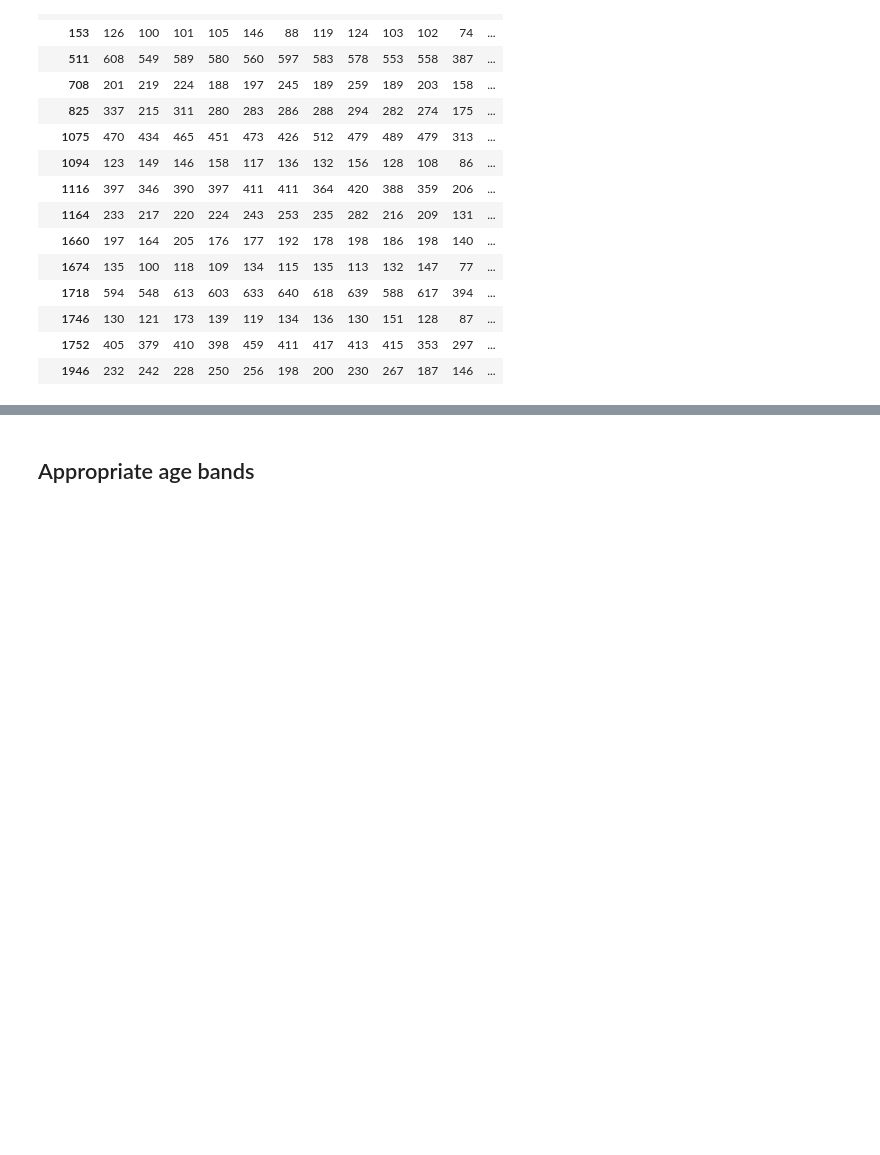
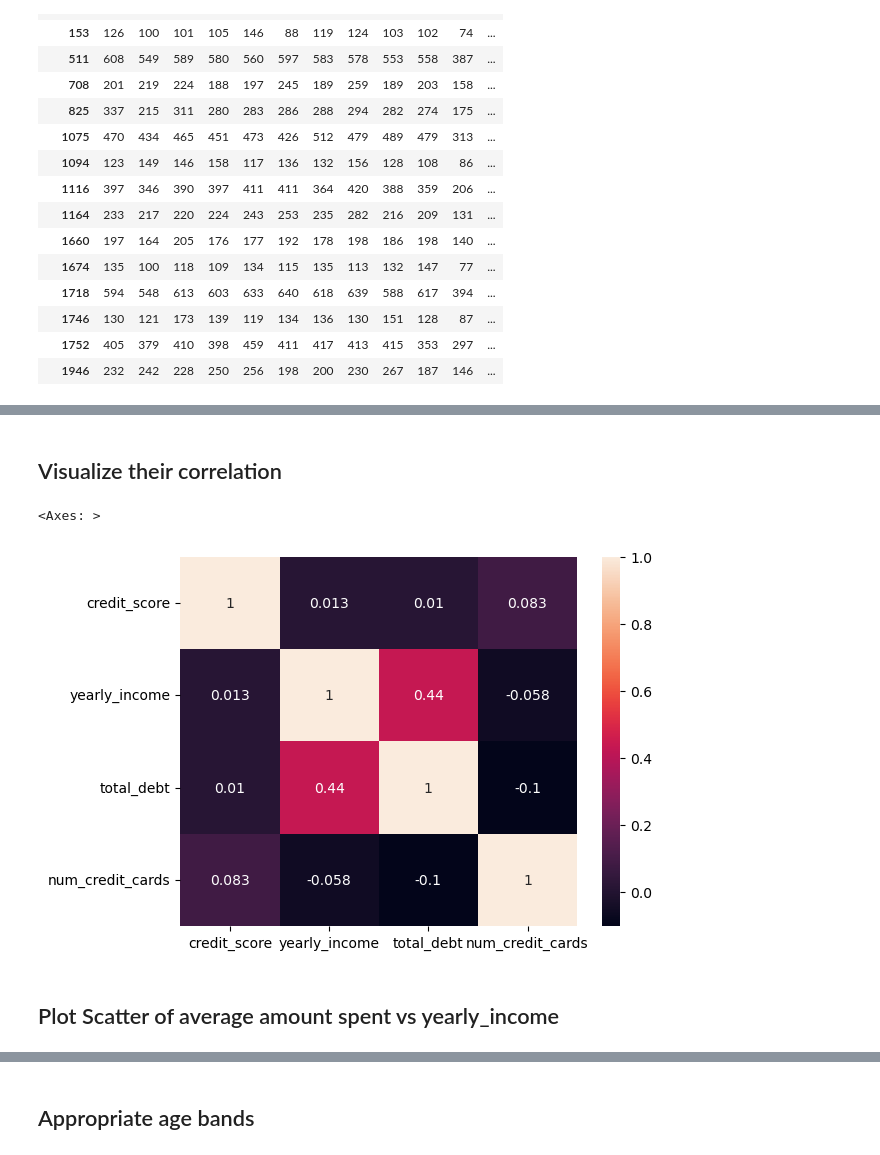
Before and after one commit to parulgarg19-sudo/HeroViredClass, a Jupyter notebook: Parul_Goenka_DSDEAI_21.ipynb, the cells around one changed output, grey strips where cells are left out. Drawn from its saved outputs; the diff is of its cells as text; code cells hidden in the pictures; blank space fills up the shorter version.

```diff
--- a/Parul_Goenka_DSDEAI_21.ipynb
+++ b/Parul_Goenka_DSDEAI_21.ipynb
@@ -1157,0 +1146,2 @@ Are young customers online heavy?
+# %%
+ltd_users_df=users_df_dedup[['credit_score', 'yearly_income', 'total_debt','num_credit_cards']]
@@ -1157,0 +1182,9 @@ Are young customers online heavy?
+# %% [markdown]
+## Visualize their correlation
+# %%
+sns.heatmap(ltd_users_df.corr(numeric_only=True),annot=True)
+# %% [output]
+<Axes: >
+[figure, added]
+# %% [markdown]
+## Plot Scatter of average amount spent vs yearly_income
```
Also changed, not shown: parts of 17 cells of this notebook.
